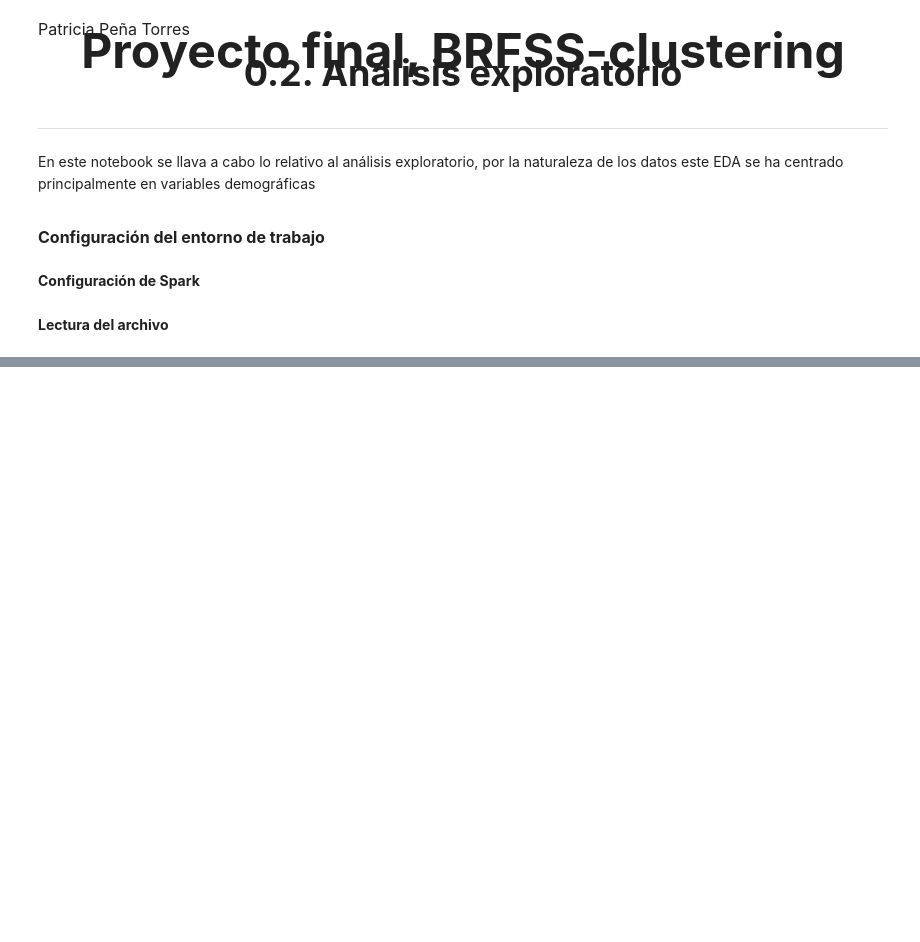
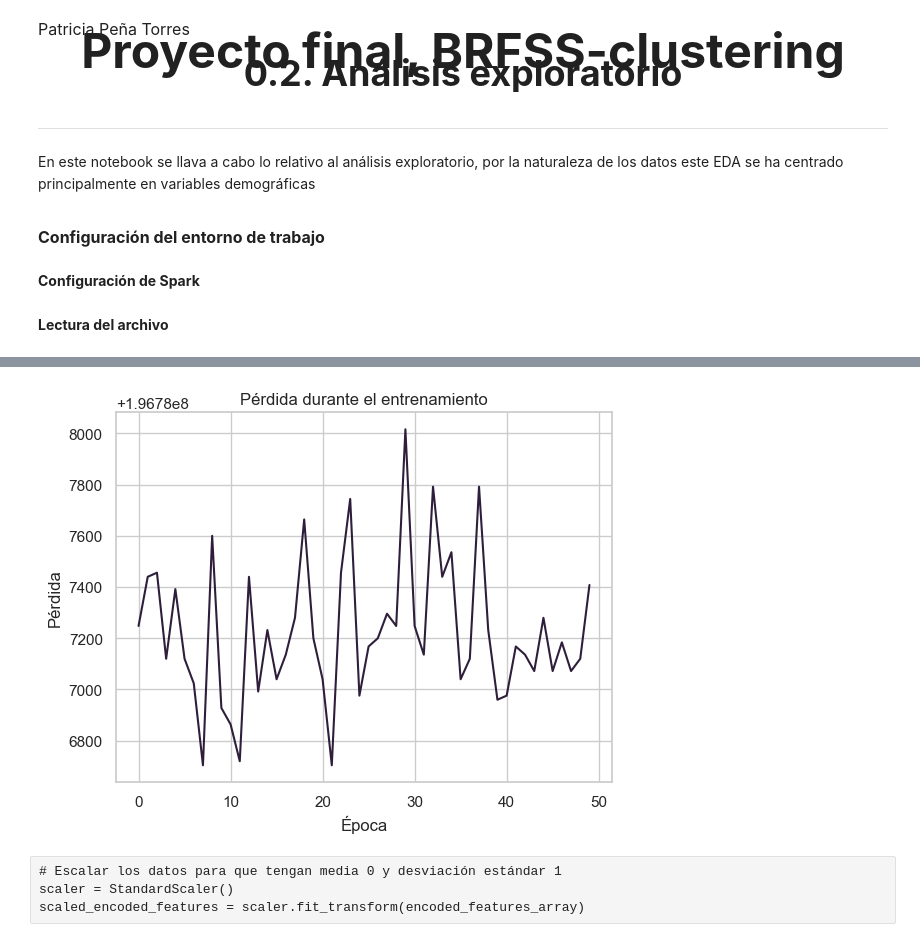
Before and after one commit to patriciaapenat/BRFSS-clustering, a Jupyter notebook: Notebooks/0.4. Preparación para ML - copia.ipynb, the cells around one changed output, grey strips where cells are left out. Saved outputs shown, nothing was run; the diff lists cells and outputs as text; code cells hidden in the pictures; blank space fills up the shorter version.

```diff
--- a/Notebooks/0.4. Preparación para ML - copia.ipynb
+++ b/Notebooks/0.4. Preparación para ML - copia.ipynb
@@ -322,0 +116,16 @@ df_metricas.show()
+# %%
+# Crear el modelo del autoencoder
+autoencoder = tf.keras.models.Model(inputs=input_layer, outputs=decoder)
+# %%
+initial_learning_rate = 0.01
+lr_schedule = tf.keras.optimizers.schedules.ExponentialDecay(
+    initial_learning_rate,
+    decay_steps=1000,
+    decay_rate=0.9,
+    staircase=True)
+
+optimizer = tf.keras.optimizers.Adam(learning_rate=lr_schedule)
+autoencoder.compile(optimizer=optimizer, loss='mean_squared_error')
+# %%
+# Entrenar el autoencoder
+autoencoder.fit(features_array, features_array, epochs=50, batch_size=32)
@@ -322,0 +163,7 @@ df_metricas.show()
+# %%
+# Entrenar el autoencoder
+history = autoencoder.fit(features_array, features_array, epochs=50, batch_size=32)
+
+# Imprimir métricas durante el entrenamiento
+print("Métricas durante el entrenamiento:")
+print(history.history)
@@ -322,0 +188,11 @@ df_metricas.show()
+# %%
+import matplotlib.pyplot as plt
+
+# Visualizar la pérdida durante el entrenamiento
+plt.plot(history.history['loss'])
+plt.title('Pérdida durante el entrenamiento')
+plt.xlabel('Época')
+plt.ylabel('Pérdida')
+plt.show()
+# %% [output]
+[figure, added]
@@ -322,0 +209,4 @@ df_metricas.show()
+# %% [raw]
+# Escalar los datos para que tengan media 0 y desviación estándar 1
+scaler = StandardScaler()
+scaled_encoded_features = scaler.fit_transform(encoded_features_array)
```
Also changed, not shown: parts of 42 cells of this notebook, 3 other files.
